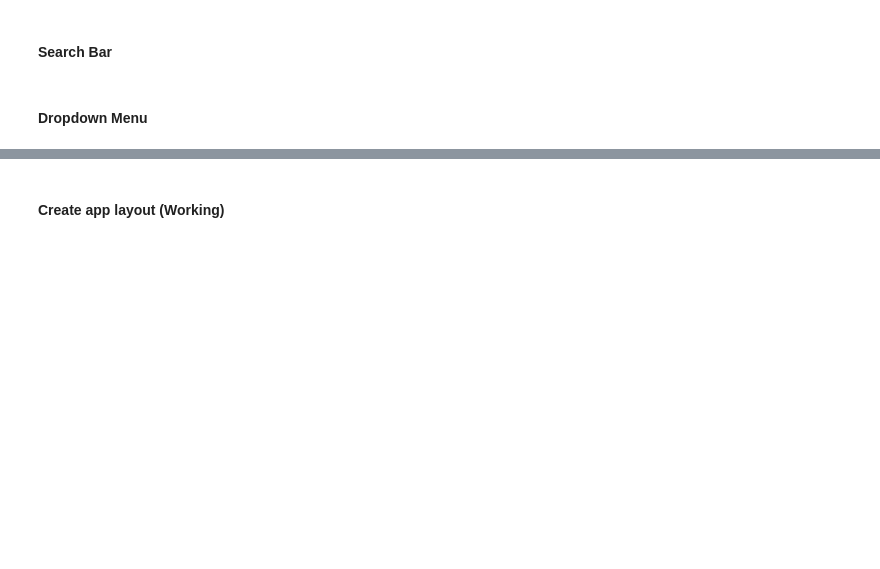
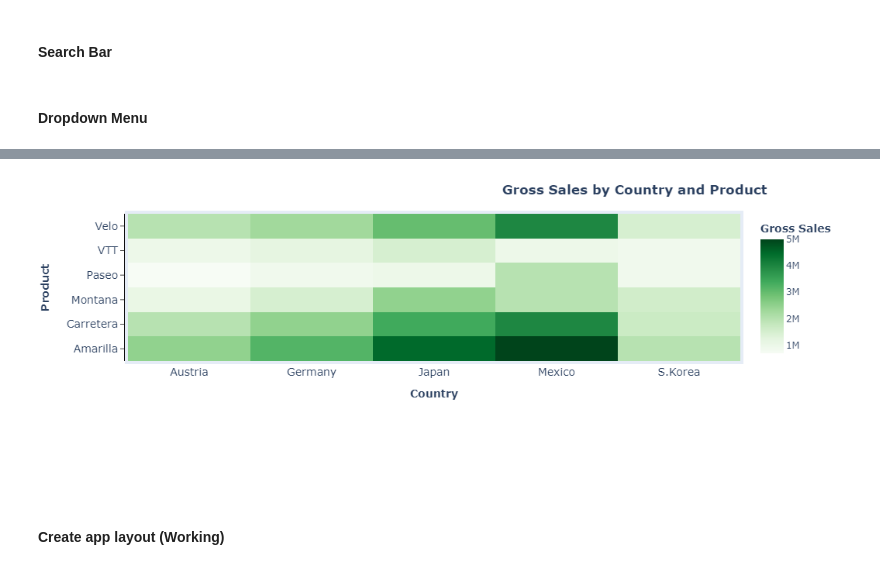
Before and after one commit to jupyter-naas/summer-dashboarding, a Jupyter notebook: dashboards/3-Revenue COGS by Segment/revenue_cogs_by_segment.ipynb, the cells around one changed output, grey strips where cells are left out. Cells and saved outputs as stored; diff of their text form; code cells hidden in the pictures; blank space fills up the shorter version.

```diff
--- a/dashboards/3-Revenue COGS by Segment/revenue_cogs_by_segment.ipynb
+++ b/dashboards/3-Revenue COGS by Segment/revenue_cogs_by_segment.ipynb
@@ -253,3 +264,42 @@ fig.update_layout(
+# %%
+fig_pie = go.Figure(
+            data=go.Heatmap(
+                    z=new_df,
+                    x=new_df.columns,
+                    y=new_df.index,
+                    colorscale='greens',
+                    colorbar={"title": '<b>Gross Sales'}))
+
+fig_pie.update_layout(
+    title_text='<b>Gross Sales by Country and Product',
+    title_x=0.9,
+    xaxis=dict(
+        title='<b>Country',
+        titlefont_size=14,
+        tickfont_size=14,
+    ),
+    yaxis=dict(
+        title='<b>Product',
+        titlefont_size=14,
+        tickfont_size=14,
+        ticks='outside',
+        showline=True,
+        linewidth=1,
+        linecolor='black',
+    ),
+    autosize=False,
+    width=600,
+    height=400,
+    margin=dict(
+        l=100,
+        r=50,
+        b=160,
+        t=50,
+        pad=4
+    )
+)
+# %% [output]
+[figure, added]
 # %% [markdown]
 #### Create app layout (Working)
 # %%
```
Also changed, not shown: parts of 4 cells of this notebook.
